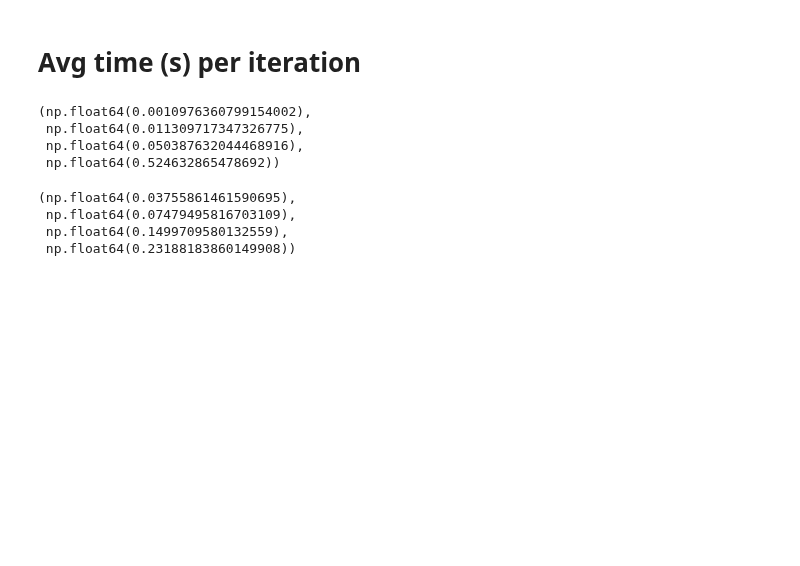
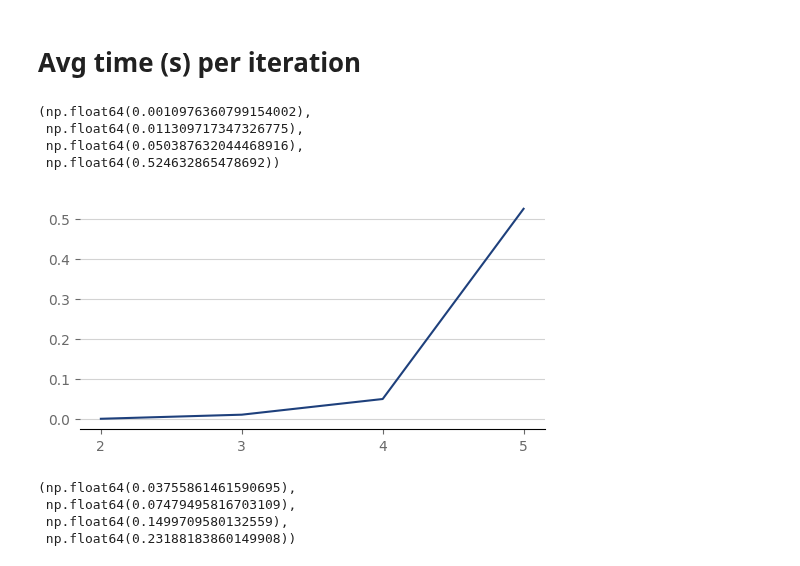
Before and after one commit to PSU-AI801-Group1-Fall-2024/2048-experiments, a Jupyter notebook: data-synthensis.ipynb, the cells around one changed output. Drawn from its saved outputs; the diff is of its cells as text; code cells hidden in the pictures; blank space fills up the shorter version.

```diff
--- a/data-synthensis.ipynb
+++ b/data-synthensis.ipynb
@@ -131,6 +181,18 @@ np.float64(119.055)
  np.float64(0.011309717347326775),
  np.float64(0.050387632044468916),
  np.float64(0.524632865478692))
+# %%
+x = [2, 3, 4, 5]
+y = [
+    sum((df_expectimax_2['Time (s)'] / df_expectimax_2['Iterations']).values) / ITERATION_COUNT,
+    sum((df_expectimax_3['Time (s)'] / df_expectimax_3['Iterations']).values) / ITERATION_COUNT,
+    sum((df_expectimax_4['Time (s)'] / df_expectimax_4['Iterations']).values) / ITERATION_COUNT,
+    sum((df_expectimax_5['Time (s)'] / df_expectimax_5['Iterations']).values) / ITERATION_COUNT,
+]
+
+line_plot(x, y)
+# %% [output]
+[figure, added]
 # %%
 (
     sum((df_mcts_24['Time (s)'] / df_mcts_24['Iterations']).values) / ITERATION_COUNT,
```
Also changed, not shown: parts of 10 cells of this notebook.
